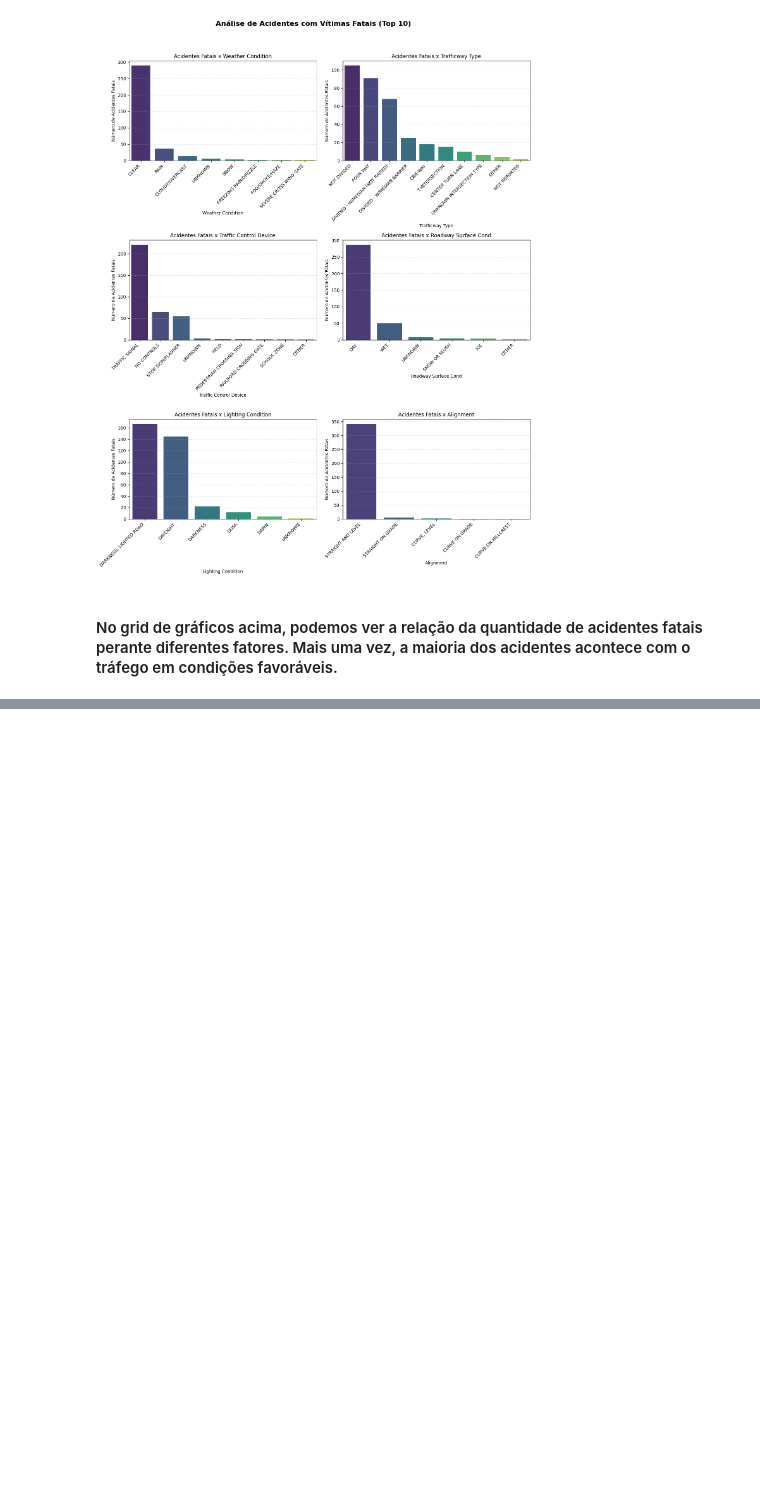
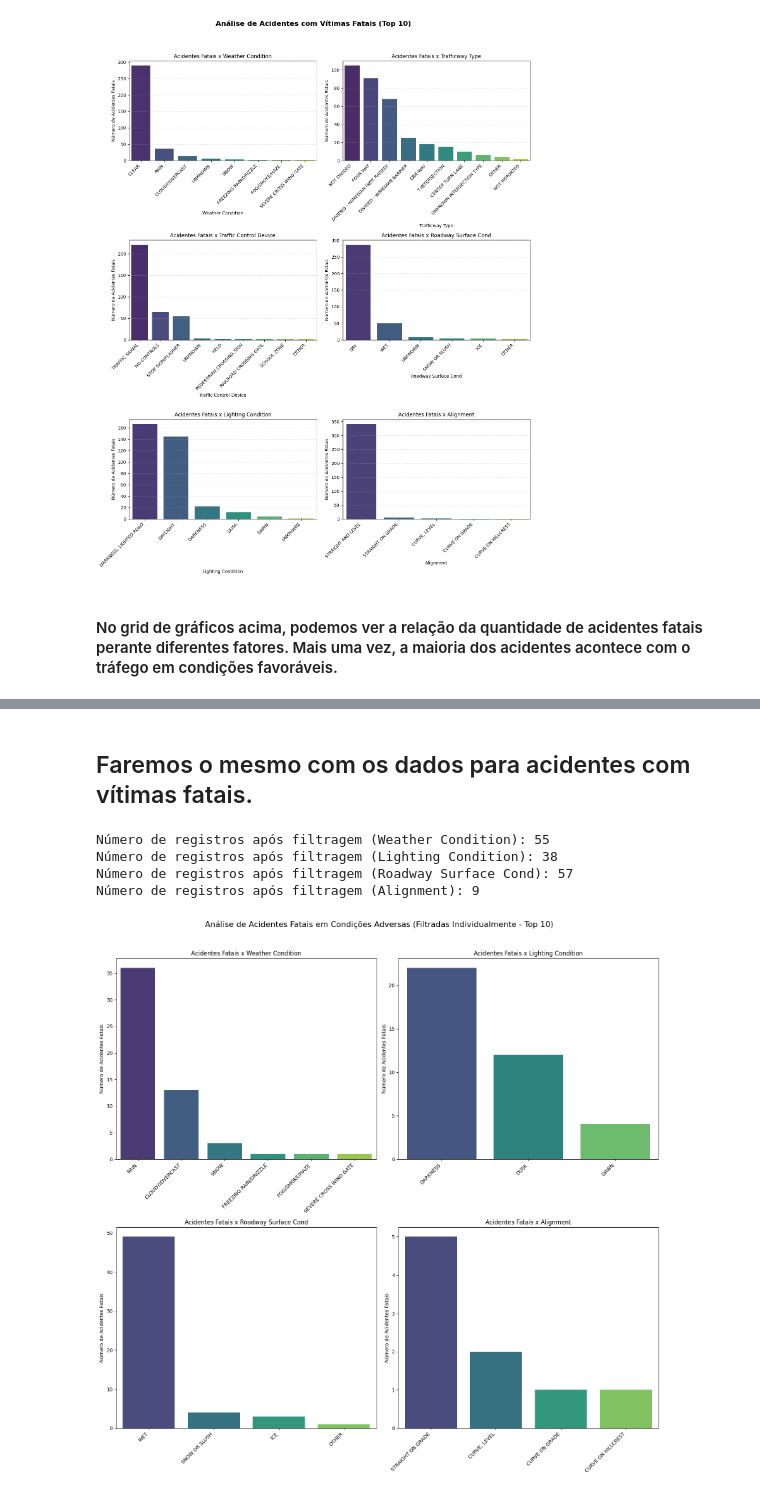
Before and after one commit to rubensabacherli/EDA_Traffic_Accidents, a Jupyter notebook: traffic-accidents.ipynb, the cells around one changed output, grey strips where cells are left out. Drawn from its saved outputs; the diff is of its cells as text; code cells hidden in the pictures; blank space fills up the shorter version.

```diff
--- a/traffic-accidents.ipynb
+++ b/traffic-accidents.ipynb
@@ -506,0 +561,50 @@ plt.show()
+# %% [markdown]
+## Faremos o mesmo com os dados para acidentes com vítimas fatais.
+# %%
+# Filtrando os dados para pegar apenas os acidentes com vítimas fatais
+acidentes_com_fatalidade = data[data["injuries_fatal"] > 0]
+
+# Definir variáveis para análise
+categorical_features = [
+    "weather_condition",
+    "lighting_condition",
+    "roadway_surface_cond",
+    "alignment"
+]
+
+# Filtros individuais para cada categoria
+filters = {
+    "weather_condition": ["CLEAR", "UNKNOWN"],
+    "lighting_condition": ["DAYLIGHT", "DARKNESS, LIGHTED ROAD", "UNKNOWN"],
+    "roadway_surface_cond": ["DRY", "UNKNOWN"],
+    "alignment": ["STRAIGHT AND LEVEL", "UNKNOWN"]
+}
+
+# Criar subplots
+fig, axes = plt.subplots(nrows=2, ncols=2, figsize=(16, 16))
+fig.suptitle("Análise de Acidentes Fatais em Condições Adversas (Filtradas Individualmente - Top 10)", fontsize=16)
+
+# Iterar sobre as variáveis categóricas e criar gráficos de barras
+for ax, feature in zip(axes.flat, categorical_features):
+    # Aplicar filtro individual para cada categoria
+    filtered_data = acidentes_com_fatalidade[~acidentes_com_fatalidade[feature].isin(filters[feature])]
+
+    accident_counts = filtered_data[feature].value_counts().nlargest(10)  # Pegando apenas os 10 principais
+
+    sns.barplot(x=accident_counts.index, y=accident_counts.values, palette="viridis", ax=ax)
+
+    ax.set_title(f"Acidentes Fatais x {feature.replace('_', ' ').title()}")
+    ax.set_xlabel("")
+    ax.set_ylabel("Número de Acidentes Fatais")
+    ax.set_xticklabels(ax.get_xticklabels(), rotation=45, ha="right")
+    print(f"Número de registros após filtragem ({feature.replace('_', ' ').title()}): {filtered_data.shape[0]}")
+
+# Ajustar layout para evitar sobreposição
+plt.tight_layout(rect=[0, 0, 1, 0.96])
+plt.show()
+# %% [output]
+Número de registros após filtragem (Weather Condition): 55
+Número de registros após filtragem (Lighting Condition): 38
+Número de registros após filtragem (Roadway Surface Cond): 57
+Número de registros após filtragem (Alignment): 9
+[figure, added]
```
Also changed, not shown: parts of 5 cells of this notebook.
